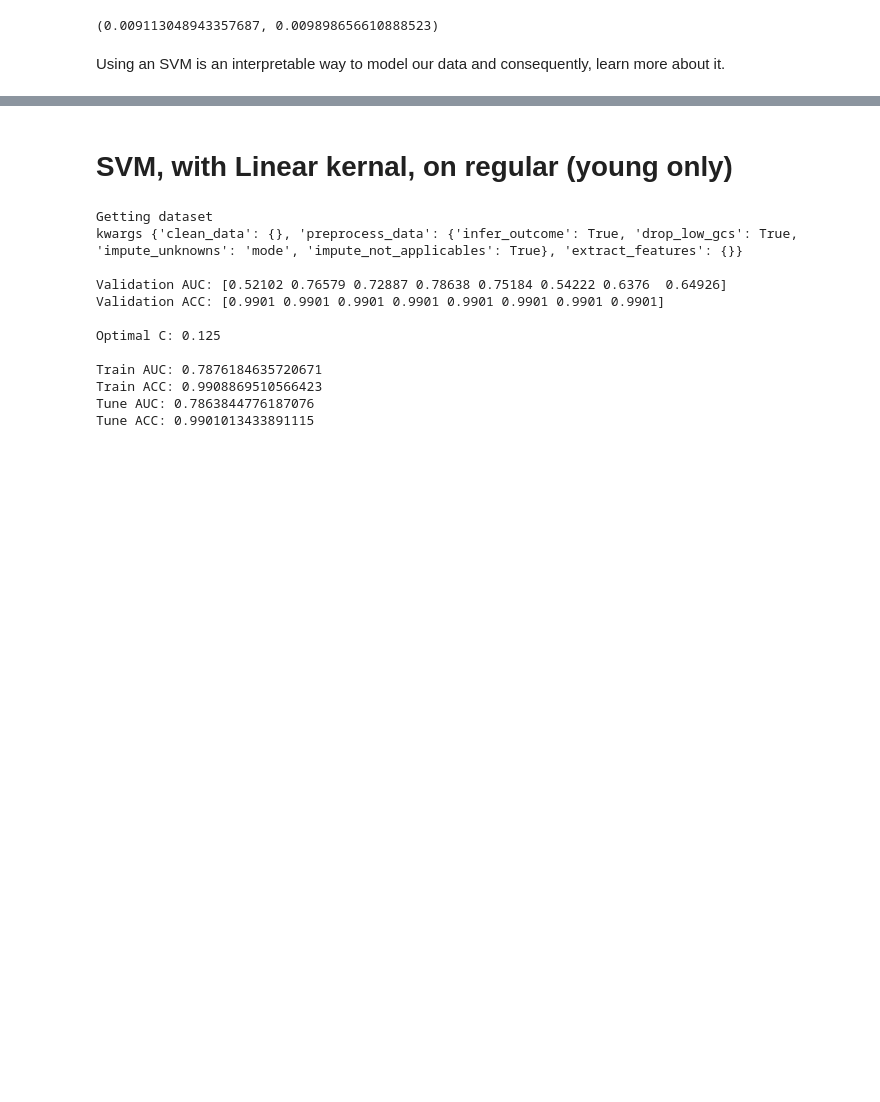
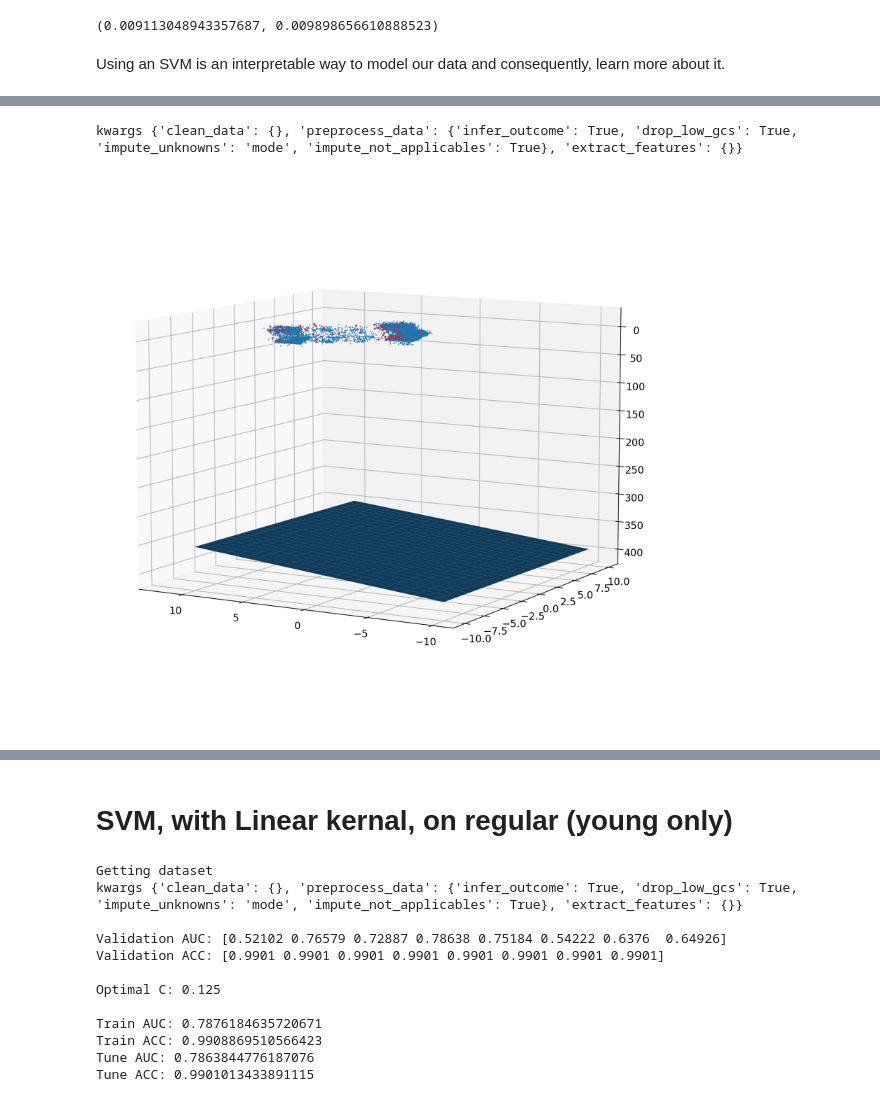
Before and after one commit to Yu-Group/clinical-rule-vetting, a Jupyter notebook: rulevetting/projects/tbi_pecarn/notebooks/svm.ipynb, the cells around one changed output, grey strips where cells are left out. Saved outputs shown, nothing was run; the diff lists cells and outputs as text; code cells hidden in the pictures; blank space fills up the shorter version.

```diff
--- a/rulevetting/projects/tbi_pecarn/notebooks/svm.ipynb
+++ b/rulevetting/projects/tbi_pecarn/notebooks/svm.ipynb
@@ -164,0 +196,20 @@ We can run SVM on a dimension reduced dataset to visualize the hyperplane. The s
+# %%
+# Fit the data with an svm
+svc = svm.LinearSVC()
+svc.fit(X_train, y_train)
+z = lambda x,y: (-svc.intercept_[0]-svc.coef_[0][0]*x-svc.coef_[0][1]*y) / svc.coef_[0][2]
+tmp = np.linspace(-10,10,51)
+x,y = np.meshgrid(tmp,tmp)
+# %% [output]
+kwargs {'clean_data': {}, 'preprocess_data': {'infer_outcome': True, 'drop_low_gcs': True, 'impute_unknowns': 'mode', 'impute_not_applicables': True}, 'extract_features': {}}
+# %%
+posint_col = np.where(df_train['outcome'] == 1, '#ff0f0e', '#1f77b4')
+posint_sz = np.where(df_train['outcome'] == 1, 7, 0.7)
+fig = plt.figure(figsize=(12, 12))
+ax = plt.axes(projection='3d')
+ax.plot_surface(x, y, z(x,y))
+ax.scatter3D(pc_score[:,0], pc_score[:,1], pc_score[:,2], c = posint_col, s = posint_sz, alpha = 1, marker = '.')
+ax.view_init(189, 60)
+plt.show()
+# %% [output]
+[figure, added]
```
Also changed, not shown: parts of 15 cells of this notebook.
